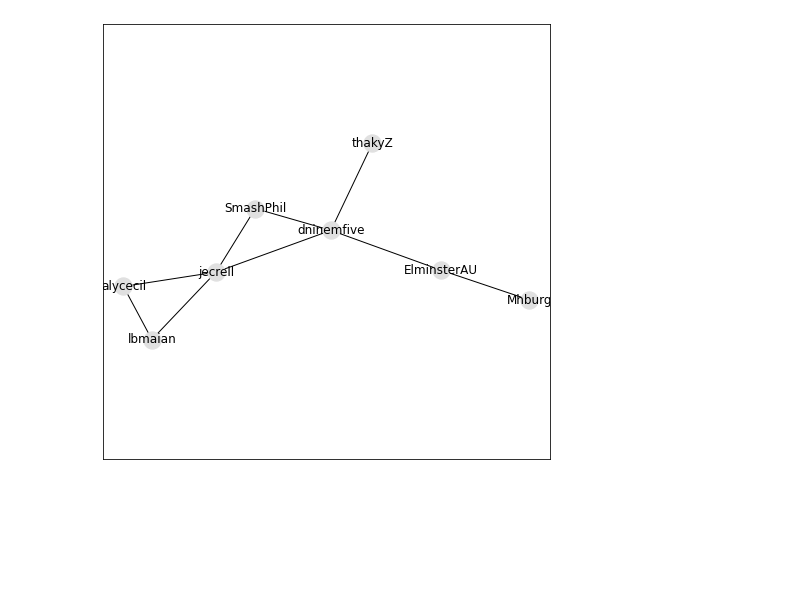
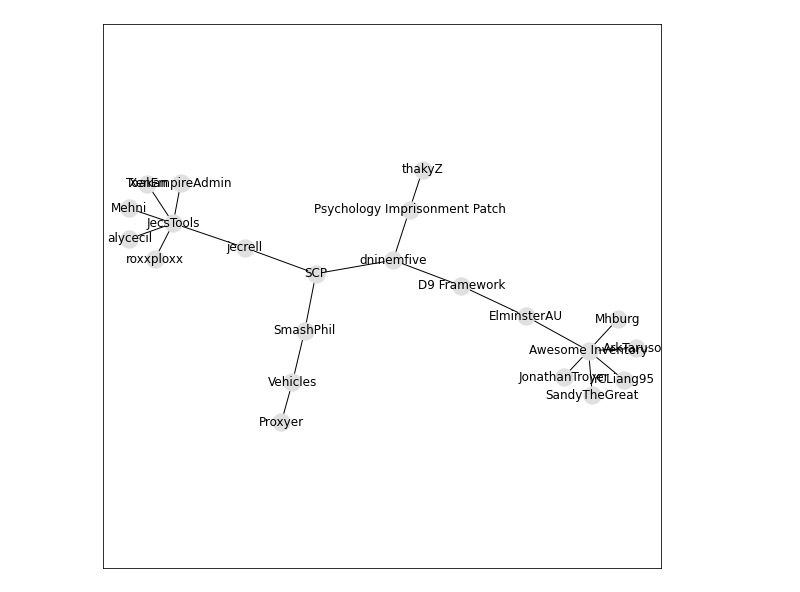
Before and after one commit to dninemfive/githubnetworkprofiler, a Jupyter notebook: githubnetworkprofiler.ipynb, the cells around one changed output. Cells and saved outputs as stored; diff of their text form; code cells hidden in the pictures; blank space fills up the shorter version.

```diff
--- a/githubnetworkprofiler.ipynb
+++ b/githubnetworkprofiler.ipynb
@@ -7,39 +7,44 @@ except:
   !pip install matplotlib
   from networkx import Graph
   from networkx import draw_networkx as draw
-# %%
-# test graph drawing
-from networkx import draw_networkx as draw
-import matplotlib.pyplot as plt
-G = Graph()
-G.add_node('dninemfive')
-# from D9 Framework
-G.add_node('ElminsterAU')
-G.add_edge('dninemfive', 'ElminsterAU')
-# from Awesome Inventory, via ElminsterAU
-G.add_node('Mhburg')
-G.add_edge('ElminsterAU', 'Mhburg')
-# from Psychology Imprisonment Patch
-G.add_node('thakyZ')
-G.add_edge('thakyZ', 'dninemfive')
-# from SCP
-G.add_node('SmashPhil')
-G.add_edge('dninemfive', 'SmashPhil')
-G.add_node('jecrell')
-G.add_edge('dninemfive', 'jecrell')
-G.add_edge('SmashPhil', 'jecrell')
-# from JecsTools, via Jecrell
-G.add_node('alycecil')
-G.add_edge('jecrell', 'alycecil')
-G.add_node('lbmaian')
-G.add_edge('jecrell', 'lbmaian')
-G.add_edge('lbmaian', 'alycecil')
-plt.figure(figsize=(8,8))
-draw(G, node_color='#e0e0e0')
-plt.axis("equal")
-plt.show()
-# %% [output]
-[figure, removed]
+# %%
+# test graph drawing
+from networkx import draw_networkx as draw
+import matplotlib.pyplot as plt
+G = Graph()
+G.add_node('dninemfive')
+G.add_node('D9 Framework')
+G.add_edge('dninemfive', 'D9 Framework')
+G.add_edge('ElminsterAU', 'D9 Framework')
+G.add_node('Awesome Inventory')
+G.add_edge('ElminsterAU', 'Awesome Inventory')
+G.add_edge('Mhburg', 'Awesome Inventory')
+G.add_edge('SandyTheGreat', 'Awesome Inventory')
+G.add_edge('YCLiang95', 'Awesome Inventory')
+G.add_edge('JonathanTroyer', 'Awesome Inventory')
+G.add_edge('ArkTarusov', 'Awesome Inventory')
+G.add_node('Psychology Imprisonment Patch')
+G.add_edge('dninemfive', 'Psychology Imprisonment Patch')
+G.add_node('thakyZ')
+G.add_edge('thakyZ', 'Psychology Imprisonment Patch')
+G.add_node('SCP')
+G.add_edge('dninemfive', 'SCP')
+G.add_edge('SmashPhil', 'SCP')
+G.add_edge('jecrell', 'SCP')
+G.add_edge('jecrell', 'JecsTools')
+G.add_edge('JecsTools', 'alycecil')
+G.add_edge('JecsTools', 'roxxploxx')
+G.add_edge('JecsTools', 'Toakan')
+G.add_edge('JecsTools', 'XenEmpireAdmin')
+G.add_edge('JecsTools', 'Mehni')
+G.add_edge('Vehicles', 'SmashPhil')
+G.add_edge('Vehicles', 'Proxyer')
+plt.figure(figsize=(10,10))
+draw(G, node_color='#e0e0e0')
+plt.axis("equal")
+plt.show()
+# %% [output]
+[figure, added]
 # %%
 # test github API
 import requests
```
Also changed, not shown: parts of 1 cell of this notebook.
